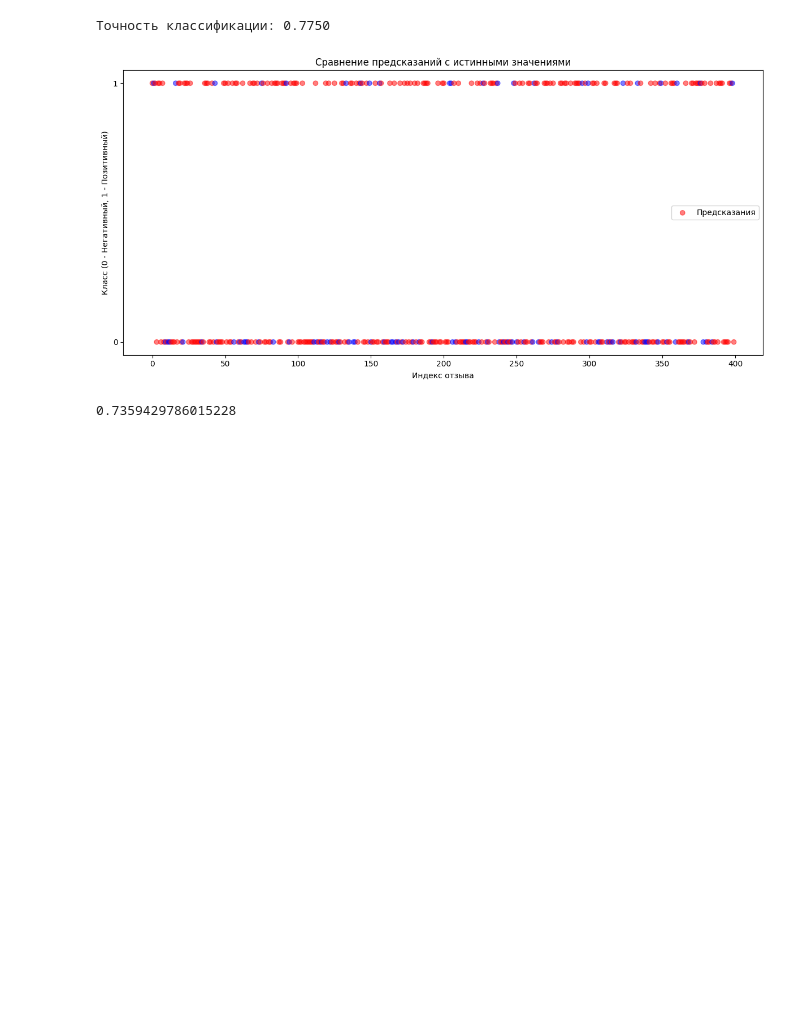
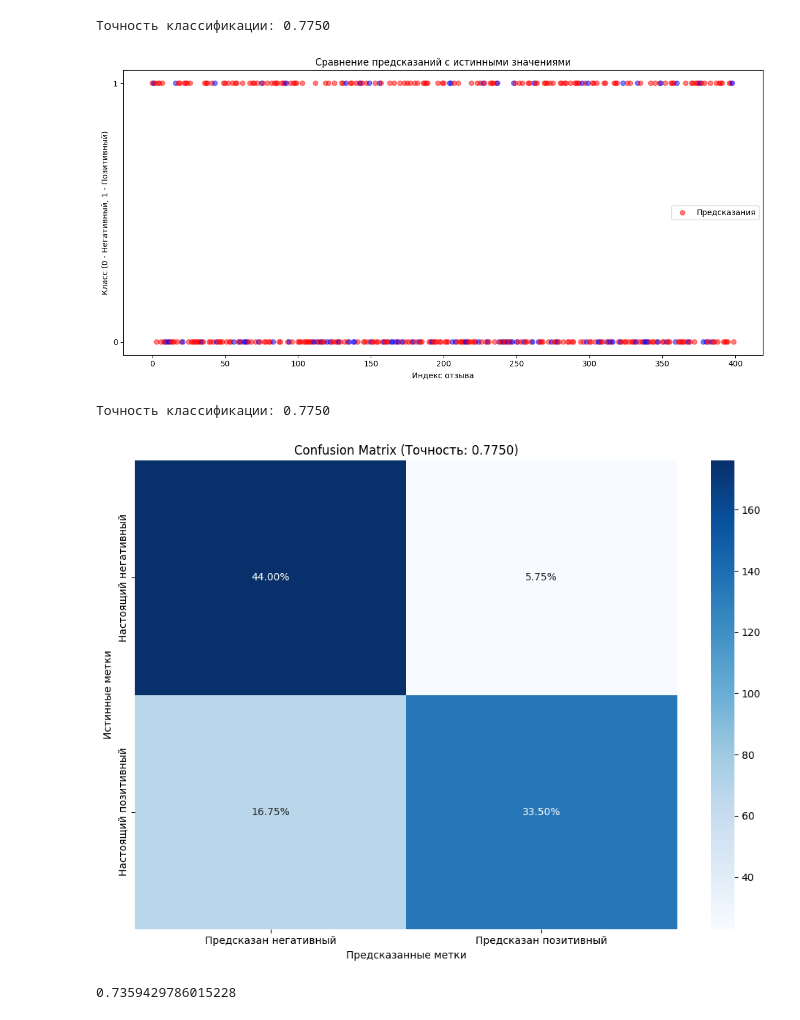
Before and after one commit to RedCross321/date_labs, a Jupyter notebook: 1.ipynb, the cells around one changed output. Drawn from its saved outputs; the diff is of its cells as text; code cells hidden in the pictures; blank space fills up the shorter version.

```diff
--- a/1.ipynb
+++ b/1.ipynb
@@ -74,33 +76,69 @@ reviews, labels = load_data(neg_dir, pos_dir)
 X, word_to_index = vectorize_texts(reviews)
 
 X_train, X_test, y_train, y_test = train_test_split(
     X, labels, test_size=0.2, random_state=42
 )
 
 clf = BernoulliNB()
 clf.fit(X_train, y_train)
 
 y_pred = clf.predict(X_test)
 y_prob = clf.predict_proba(X_test)
 
 accuracy = metrics.accuracy_score(y_test, y_pred)
 print(f"Точность классификации: {accuracy:.4f}")
 plt.figure(figsize=(12, 6))
 
 correct = y_test == y_pred
 colors = ['red' if c else 'blue' for c in correct]
 # plt.scatter(range(len(y_test)), y_test, color='green', alpha=0.5, label='Истинные метки')
 plt.scatter(range(len(y_pred)), y_pred, color=colors, alpha=0.5, label='Предсказания')
 plt.title('Сравнение предсказаний с истинными значениями')
 plt.xlabel('Индекс отзыва')
 plt.ylabel('Класс (0 - Негативный, 1 - Позитивный)')
 plt.yticks([0, 1])
 plt.legend()
 plt.tight_layout()
 plt.show()
+
+
+accuracy = metrics.accuracy_score(y_test, y_pred)
+print(f"Точность классификации: {accuracy:.4f}")
+
+
+cm = confusion_matrix(y_test, y_pred)
+total = cm.sum()
+
+
+cm_percent = cm / total * 100
+
+true_neg_percent = cm[0, 0] / total * 100
+false_pos_percent = cm[0, 1] / total * 100
+false_neg_percent = cm[1, 0] / total * 100
+true_pos_percent = cm[1, 1] / total * 100
+
+
+plt.figure(figsize=(10, 8))
+
+
+annot = np.array([[f"{true_neg_percent:.2f}%", f"{false_pos_percent:.2f}%"],
+                  [f"{false_neg_percent:.2f}%", f"{true_pos_percent:.2f}%"]])
+
+
+sns.heatmap(cm, annot=annot, fmt="", cmap="Blues",
+            xticklabels=["Предсказан негативный", "Предсказан позитивный"],
+            yticklabels=["Настоящий негативный", "Настоящий позитивный"])
+
+plt.title(f"Confusion Matrix (Точность: {accuracy:.4f})")
+plt.ylabel('Истинные метки')
+plt.xlabel('Предсказанные метки')
+plt.tight_layout(rect=[0, 0.03, 1, 0.95])
+plt.show()
 # %% [output]
 Точность классификации: 0.7750
 [figure]
+Точность классификации: 0.7750
+[figure, added]
 # %%
 (train_data, train_targets), (test_data, test_targets) = boston_housing.load_data()
 train_data -= train_data.mean(axis=0)
```
Also changed, not shown: parts of 1 cell of this notebook, 9 other files.
